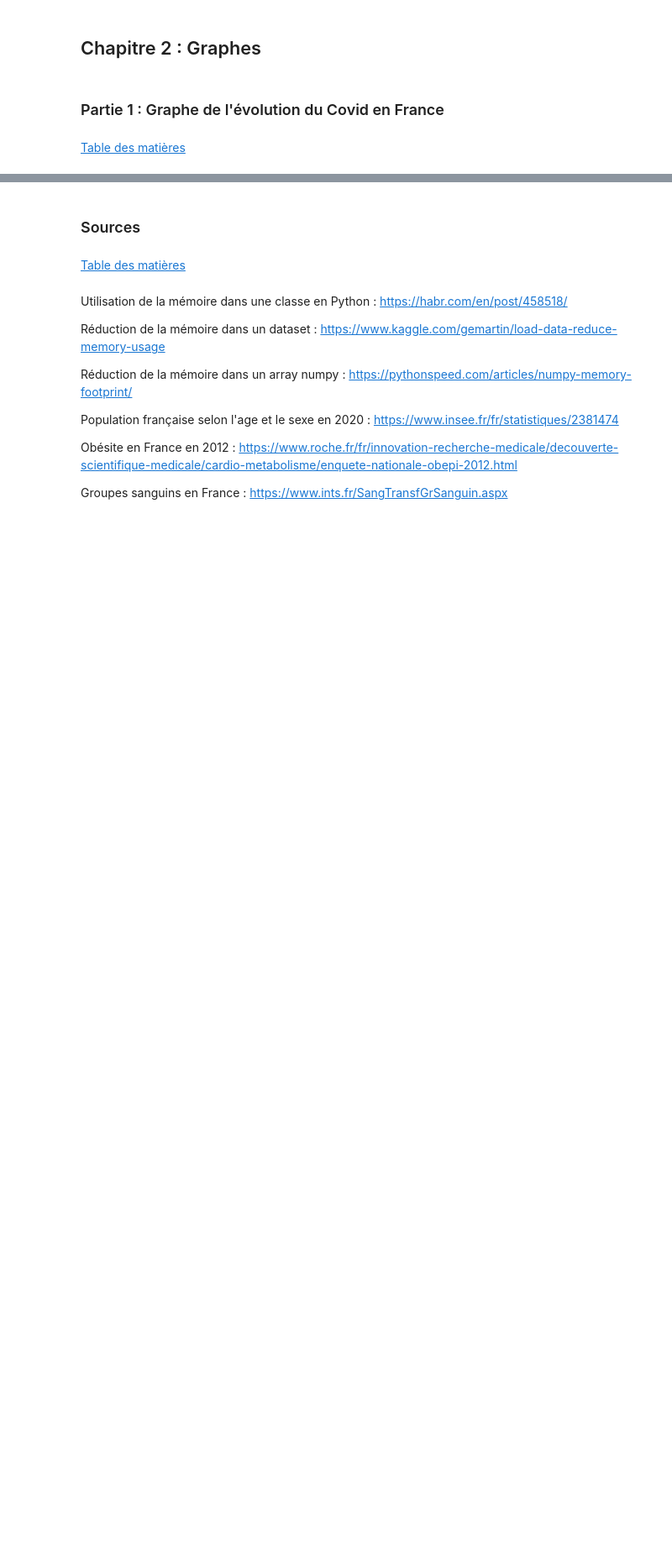
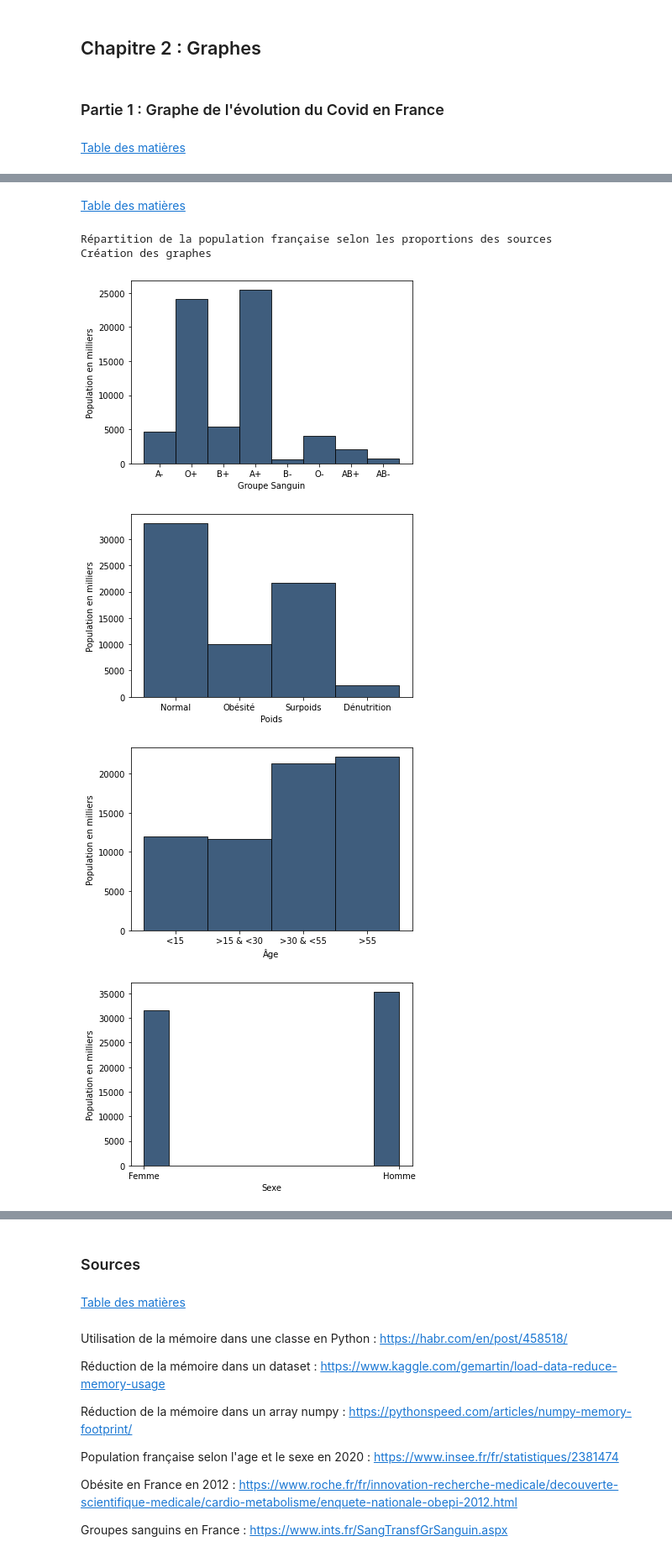
Before and after one commit to cristal-smac/mas_basics, a Jupyter notebook: mas_covid_network.ipynb, the cells around one changed output, grey strips where cells are left out. Shown: that part at 84% size. Cells and saved outputs as stored; diff of their text form; code cells hidden in the pictures; blank space fills up the shorter version.

```diff
--- a/mas_covid_network.ipynb
+++ b/mas_covid_network.ipynb
@@ -801,0 +822,77 @@ Création du graphe
+# %% [markdown]
+[Table des matières](#tdm)
+# %%
+nb_agents = 67_000
+age=[]
+agentList = []
+sexe=[]
+poids = []
+groupe_sanguin = []
+
+# Proportions cumulatives pour l'âge:
+prop_age = [17.8/100, 35.1242921972263/100, 66.8828069335807/100, 1]
+
+# Par tranches d'âges les proportions normalisées sont :
+prop_homme = [0.527541666807402, 0.521707530462693, 0.506880352191682, 0.467120912994188]
+prop_femme = [0.472458333192598, 0.478292469537307, 0.493119647808318, 0.532879087005812]
+
+# Proportions pour le poids :
+prop_poids = [0.035,0.492,0.323,0.15]
+
+# Proportions pour le groupe sanguin :
+prop_groupe_sanguin = [0.38,0.36,0.08,0.03,0.07,0.06,0.01,0.01]
+
+print("Répartition de la population française selon les proportions des sources")
+# Initialize accointances based on the matrix
+for i in range(nb_agents):
+    agentList.append(i)
+
+
+for i in range(nb_agents):
+    if 0 <= i <= int(nb_agents*prop_age[0]):
+        age.append('<15')
+        sexe.append(np.random.choice(['Homme','Femme'], 1, p=[prop_homme[0],prop_femme[0]])[0])
+    if int(nb_agents*prop_age[0]) < i <= int(nb_agents*prop_age[1]):
+        age.append('>15 & <30')
+        sexe.append(np.random.choice(['Homme','Femme'], 1, p=[prop_homme[0],prop_femme[0]])[0])
+    if int(nb_agents*prop_age[1]) < i <= int(nb_agents*prop_age[2]):
+        age.append('>30 & <55')
+        sexe.append(np.random.choice(['Homme','Femme'], 1, p=[prop_homme[0],prop_femme[0]])[0])
+    if int(nb_agents*prop_age[2]) < i <= int(nb_agents*prop_age[3]):
+        age.append('>55')
+        sexe.append(np.random.choice(['Homme','Femme'], 1, p=[prop_homme[0],prop_femme[0]])[0])
+    poids.append(np.random.choice(['Dénutrition','Normal','Surpoids','Obésité'], 1, p=[prop_poids[0],prop_poids[1],prop_poids[2],prop_poids[3]])[0])
+    groupe_sanguin.append(np.random.choice(['A+','O+','B+','AB+','A-','O-','B-','AB-'], 1, p=[prop_groupe_sanguin[0],prop_groupe_sanguin[1],prop_groupe_sanguin[2],prop_groupe_sanguin[3],prop_groupe_sanguin[4],prop_groupe_sanguin[5],prop_groupe_sanguin[6],prop_groupe_sanguin[7]])[0])
+
+print("Création des graphes")
+
+plt.hist(groupe_sanguin, color="#3F5D7D", align='left', bins=range(0,9),edgecolor='black', linewidth=0.8)
+plt.xlabel("Groupe Sanguin")
+plt.ylabel("Population en milliers")
+plt.savefig('./plot/groupe_sanguin.pdf')
+plt.show()
+
+plt.hist(poids,color="#3F5D7D", align='left', bins=range(0,5),edgecolor='black', linewidth=0.8)
+plt.xlabel("Poids")
+plt.ylabel("Population en milliers")
+plt.savefig('./plot/poids.pdf')
+plt.show()
+
+plt.hist(age,color="#3F5D7D", align='left', bins=range(0,5),edgecolor='black', linewidth=0.8)
+plt.xlabel("Âge")
+plt.ylabel("Population en milliers")
+plt.savefig('./plot/age.pdf')
+plt.show()
+
+plt.hist(sexe,color="#3F5D7D", align='mid',edgecolor='black', linewidth=0.8)
+plt.xlabel("Sexe")
+plt.ylabel("Population en milliers")
+plt.savefig('./plot/sexe.pdf')
+plt.show()
+# %% [output]
+Répartition de la population française selon les proportions des sources
+Création des graphes
+[figure, added]
+[figure, added]
+[figure, added]
+[figure, added]
```
Also changed, not shown: parts of 18 cells of this notebook.
